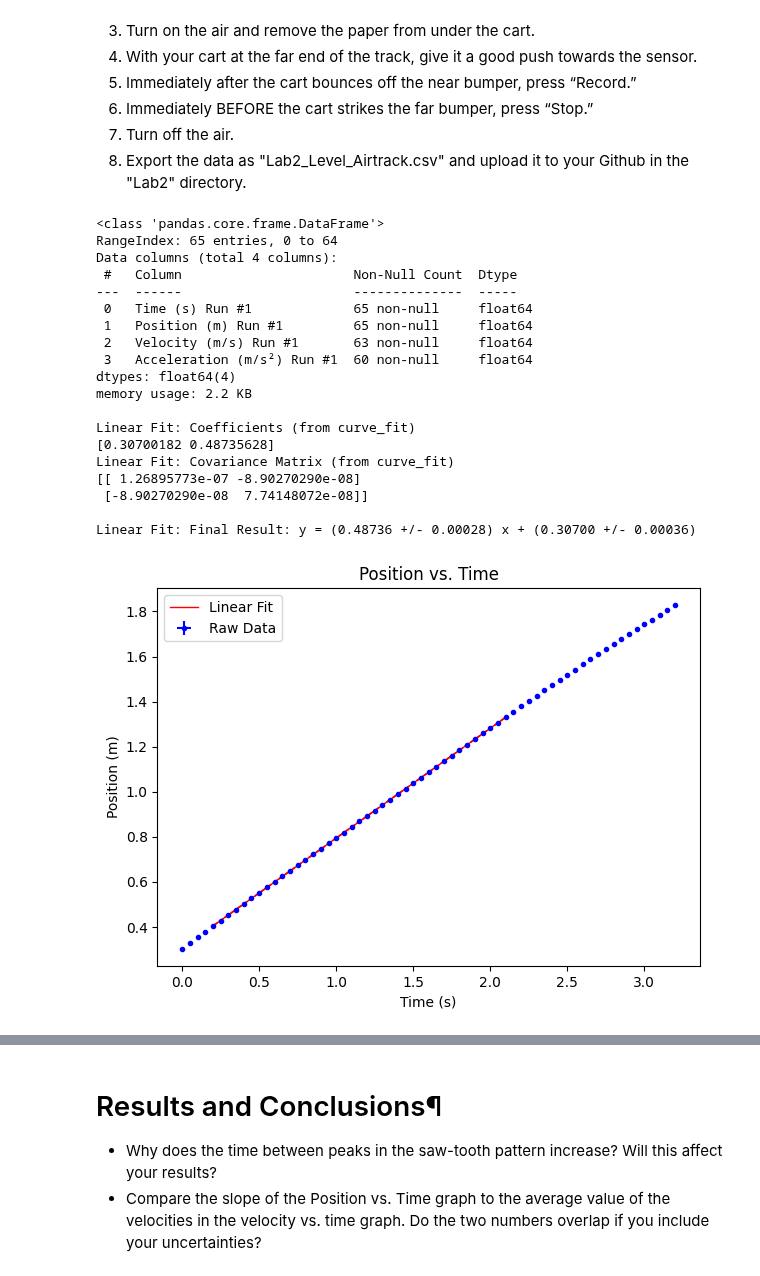
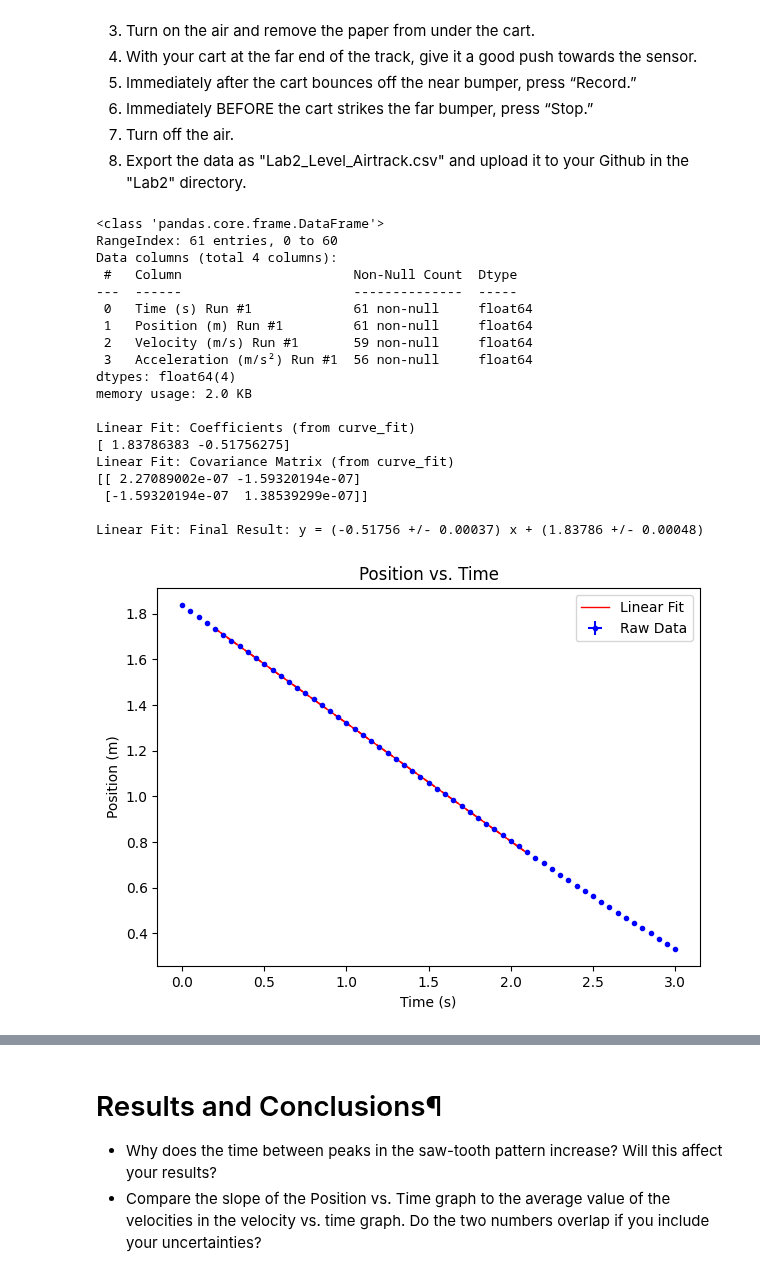
Before and after one commit to brash99/PhysicsLabs, a Jupyter notebook: PHYS201L/JupyterNotebooks/Lab2/Lab2.ipynb, the cells around one changed output, grey strips where cells are left out. Saved outputs shown, nothing was run; the diff lists cells and outputs as text; code cells hidden in the pictures.

```diff
--- a/PHYS201L/JupyterNotebooks/Lab2/Lab2.ipynb
+++ b/PHYS201L/JupyterNotebooks/Lab2/Lab2.ipynb
@@ -315,7 +317,7 @@ This first part of the experiment is to compare the position of the cart as a fu
 # Position vs. Time Graph
 
 # Reads the name of the csv file and gets the data
-df = pd.read_csv("./Lab2_Level_Airtrack.csv")
+df = pd.read_csv("./new_data/Lab2_Level_Airtrack.csv")
 
 # Prints information about the file
 df.info()
@@ -336,44 +338,44 @@ y_data = position.values.reshape(-1, 1)
 xi = df['Time (s) Run #1'].to_numpy()
 yi = df['Position (m) Run #1'].to_numpy()
 sigmai = [Delta_x for i in range(len(xi))]
 
 # Creates the base plot with titles
 plt.errorbar(x_data,y_data,Delta_x,delta_t_single,'b.',label='Raw Data')
 plt.ylabel('Position (m)')
 plt.xlabel('Time (s)')
 plt.title('Position vs. Time')
 
 # Takes the x and y values to make a trendline
 intercept, slope, dintercept, dslope = linear_fit_plot_errors(xi,yi,sigmai,plt,0.2,2.1)
 
 # Adds the legend to the plot
 plt.legend()
 
 # Displays the plot
 plt.show()
 
 print("")
 # %% [output]
 <class 'pandas.core.frame.DataFrame'>
-RangeIndex: 65 entries, 0 to 64
+RangeIndex: 61 entries, 0 to 60
 Data columns (total 4 columns):
  #   Column                      Non-Null Count  Dtype
 ---  ------                      --------------  -----
- 0   Time (s) Run #1             65 non-null     float64
- 1   Position (m) Run #1         65 non-null     float64
- 2   Velocity (m/s) Run #1       63 non-null     float64
- 3   Acceleration (m/s²) Run #1  60 non-null     float64
+ 0   Time (s) Run #1             61 non-null     float64
+ 1   Position (m) Run #1         61 non-null     float64
+ 2   Velocity (m/s) Run #1       59 non-null     float64
+ 3   Acceleration (m/s²) Run #1  56 non-null     float64
 dtypes: float64(4)
-memory usage: 2.2 KB
+memory usage: 2.0 KB
 
 Linear Fit: Coefficients (from curve_fit)
-[0.30700182 0.48735628]
+[ 1.83786383 -0.51756275]
 Linear Fit: Covariance Matrix (from curve_fit)
-[[ 1.26895773e-07 -8.90270290e-08]
- [-8.90270290e-08  7.74148072e-08]]
+[[ 2.27089002e-07 -1.59320194e-07]
+ [-1.59320194e-07  1.38539299e-07]]
 
-Linear Fit: Final Result: y = (0.48736 +/- 0.00028) x + (0.30700 +/- 0.00036)
+Linear Fit: Final Result: y = (-0.51756 +/- 0.00037) x + (1.83786 +/- 0.00048)
-[figure, old version]
+[figure, new version]
 # %%
 # Velocity vs. Time Graph (unaccelerated)
 
```
Also changed, not shown: parts of 8 cells of this notebook, 1 other file.
